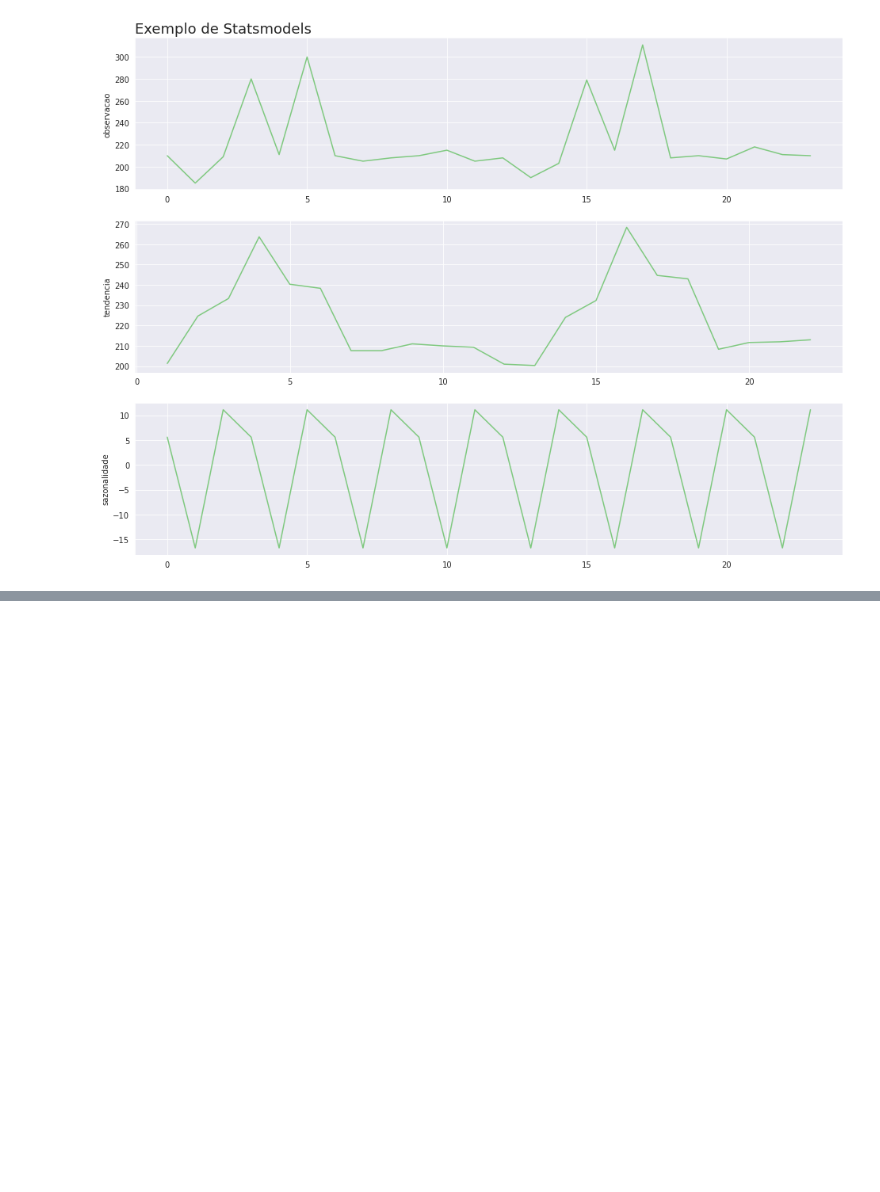
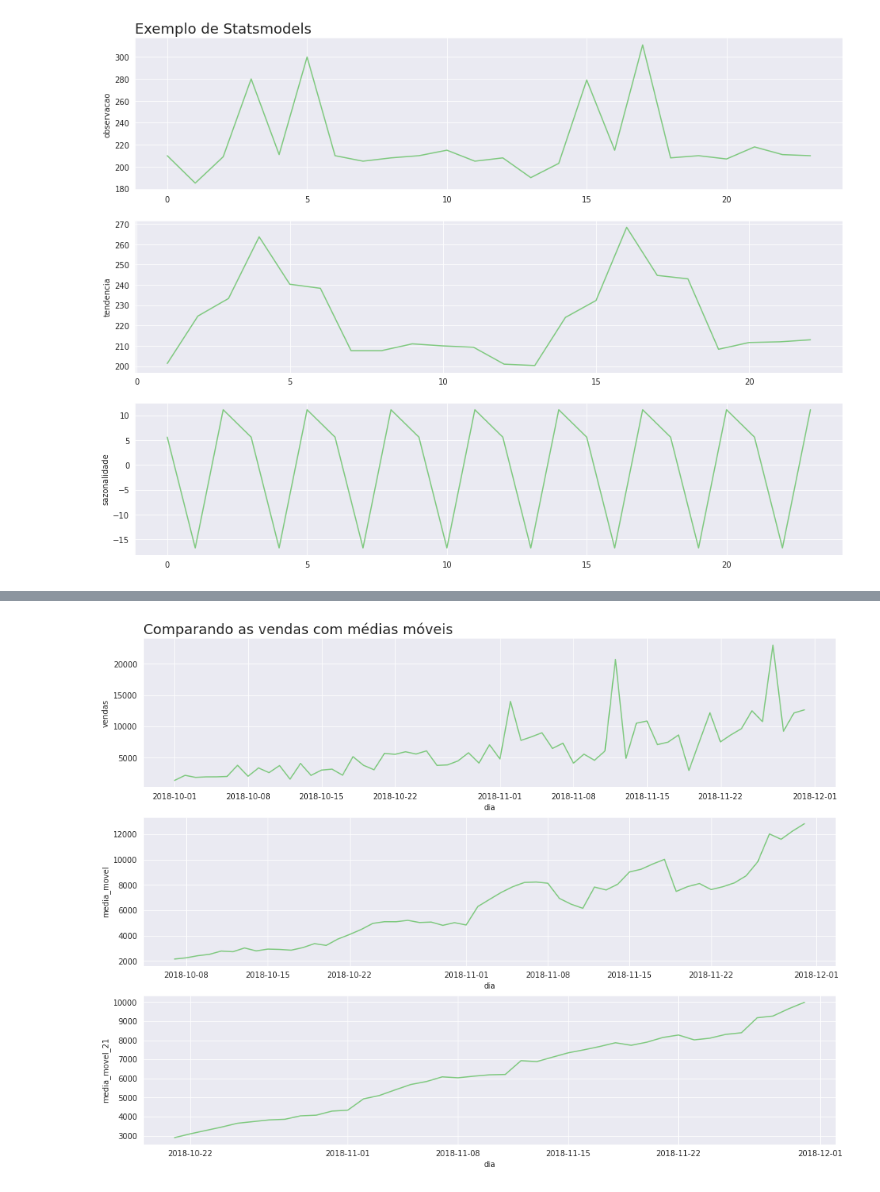
Before and after one commit to brunatoloti/data-science-alura-cursos, a Jupyter notebook: Data Science: Introdução a análise de séries temporais/Time_Series.ipynb, the cells around one changed output, grey strips where cells are left out. Saved outputs shown, nothing was run; the diff lists cells and outputs as text; code cells hidden in the pictures; blank space fills up the shorter version.

```diff
--- a/Data Science: Introdução a análise de séries temporais/Time_Series.ipynb
+++ b/Data Science: Introdução a análise de séries temporais/Time_Series.ipynb
@@ -751,0 +913,9 @@ plot_comparacao(resultado.index,
+# %%
+plot_comparacao('dia',
+                'vendas',
+                'media_movel',
+                'media_movel_21',
+                alucel,
+                'Comparando as vendas com médias móveis')
+# %% [output]
+[figure, added]
```
Also changed, not shown: parts of 30 cells of this notebook.
